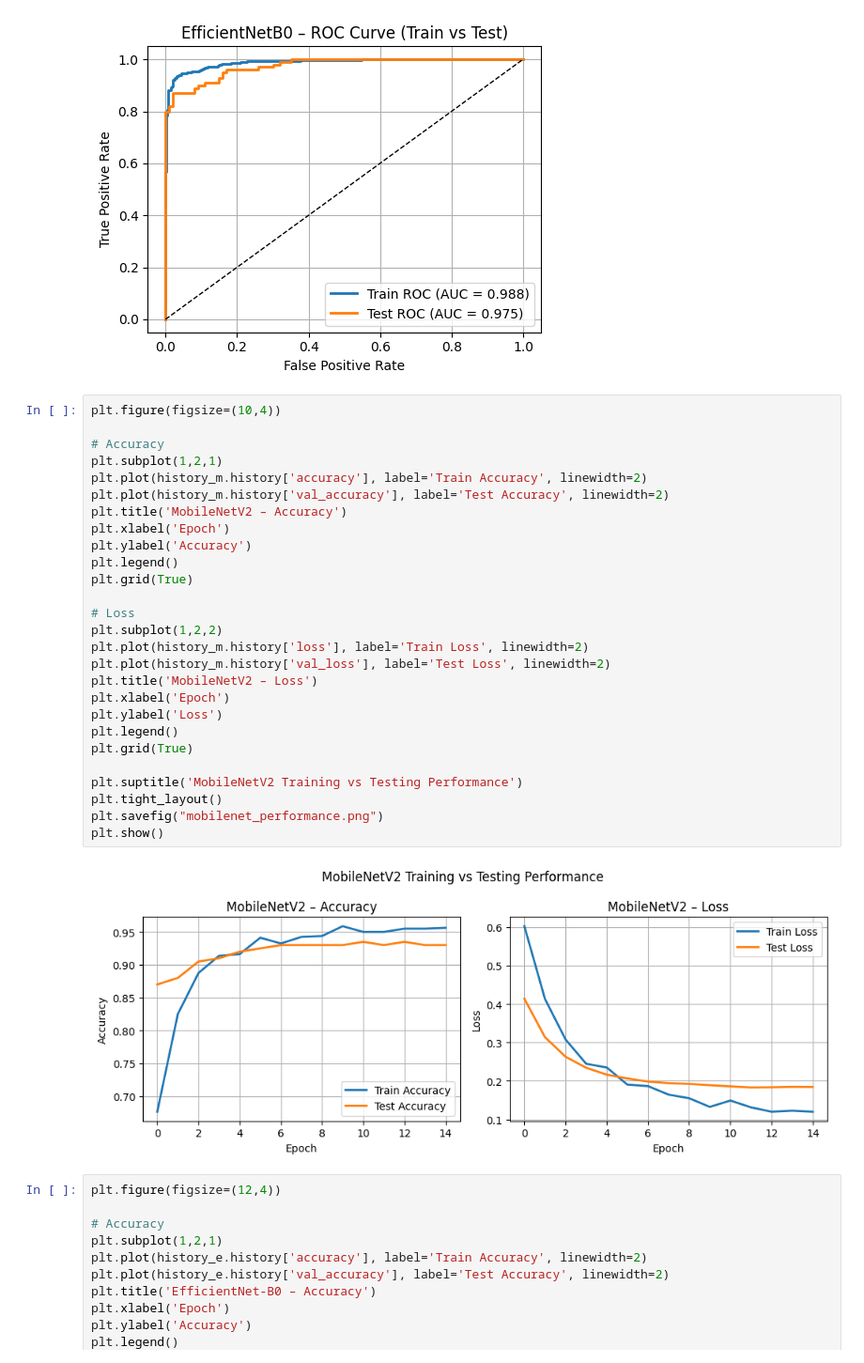
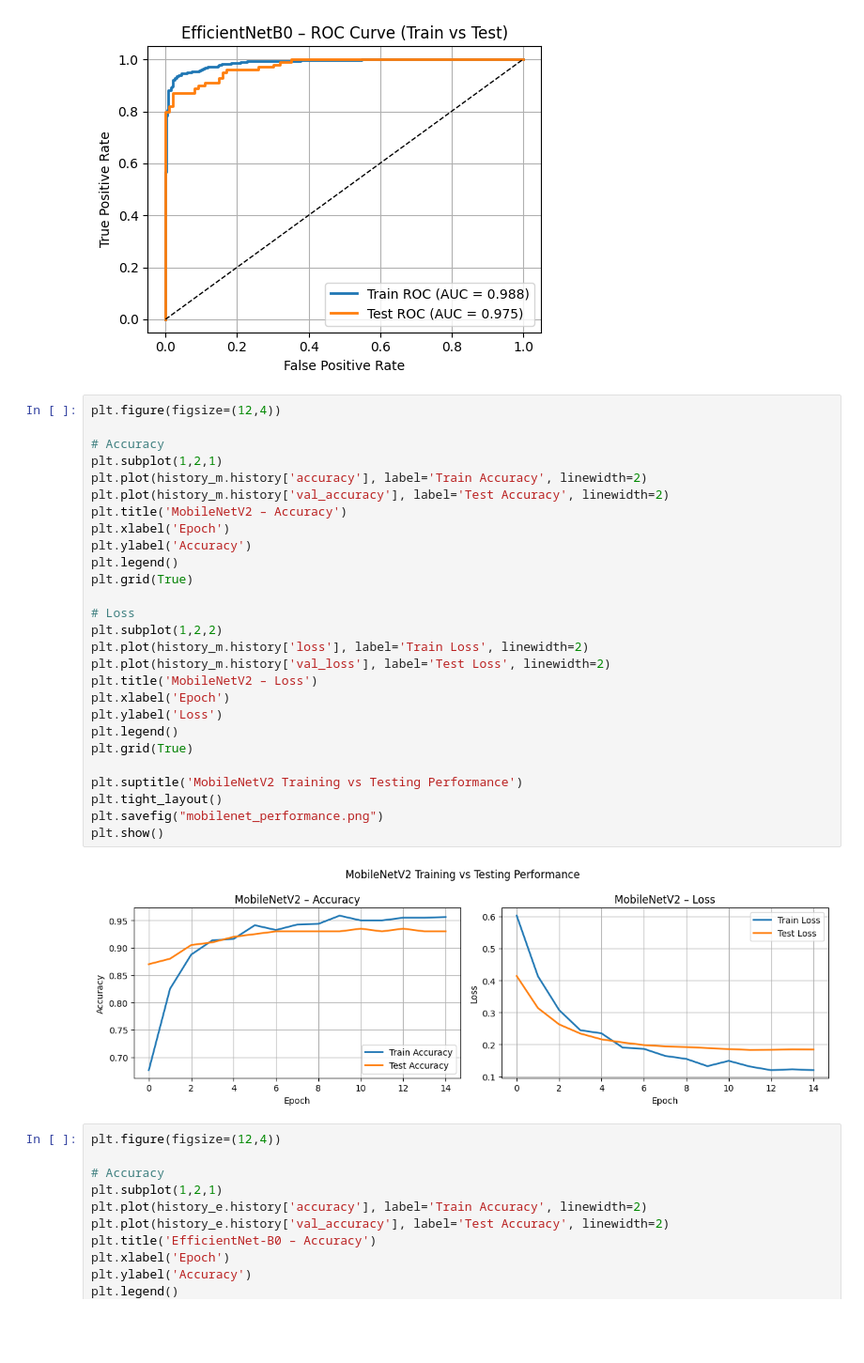
Before and after one commit to asheta66/CNN, a Jupyter notebook: Chest X_Ray/Alaa_Classification_Chest_X_Ray.ipynb, the cells around one changed output. Shown at 94% size. Saved outputs shown, nothing was run; the diff lists cells and outputs as text; blank space fills up the shorter version.

```diff
--- a/Chest X_Ray/Alaa_Classification_Chest_X_Ray.ipynb
+++ b/Chest X_Ray/Alaa_Classification_Chest_X_Ray.ipynb
@@ -444,34 +444,34 @@ for model_name, data in metrics_storage.items():
 [figure]
 [figure]
 # %%
-plt.figure(figsize=(10,4))
+plt.figure(figsize=(12,4))
 
 # Accuracy
 plt.subplot(1,2,1)
 plt.plot(history_m.history['accuracy'], label='Train Accuracy', linewidth=2)
 plt.plot(history_m.history['val_accuracy'], label='Test Accuracy', linewidth=2)
 plt.title('MobileNetV2 – Accuracy')
 plt.xlabel('Epoch')
 plt.ylabel('Accuracy')
 plt.legend()
 plt.grid(True)
 
 # Loss
 plt.subplot(1,2,2)
 plt.plot(history_m.history['loss'], label='Train Loss', linewidth=2)
 plt.plot(history_m.history['val_loss'], label='Test Loss', linewidth=2)
 plt.title('MobileNetV2 – Loss')
 plt.xlabel('Epoch')
 plt.ylabel('Loss')
 plt.legend()
 plt.grid(True)
 
 plt.suptitle('MobileNetV2 Training vs Testing Performance')
 plt.tight_layout()
 plt.savefig("mobilenet_performance.png")
 plt.show()
 # %% [output]
-[figure, old version]
+[figure, new version]
 # %%
 plt.figure(figsize=(12,4))
 
```
Also changed, not shown: parts of 1 cell of this notebook.
